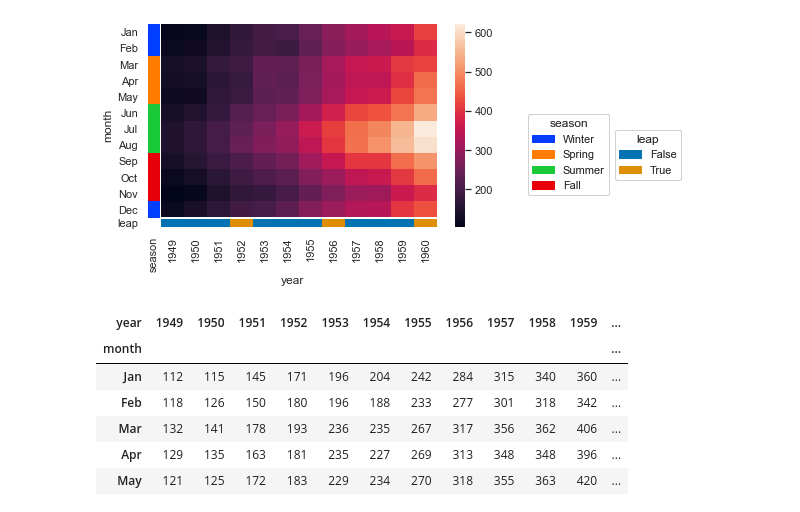
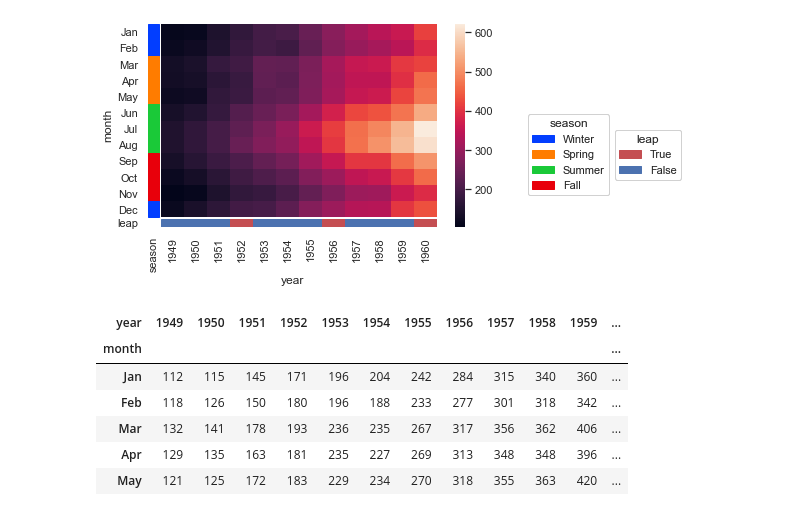
Before and after one commit to mourisl/heatmapannot, a Jupyter notebook: dev.ipynb, the cells around one changed output. Drawn from its saved outputs; the diff is of its cells as text; code cells hidden in the pictures.

```diff
--- a/dev.ipynb
+++ b/dev.ipynb
@@ -13,25 +13,23 @@ from heatmapannot import heatmapannot
 # %%
 #import seaborn
 import seaborn as sns
 
 #load "flights" dataset
 df = sns.load_dataset("flights")
 monthToSeason = {"Jan":"Winter", "Feb":"Winter", "Mar":"Spring", "Apr":"Spring", "May":"Spring",
                 "Jun":"Summer", "Jul":"Summer", "Aug":"Summer", "Sep":"Fall", "Oct":"Fall", "Nov":"Fall",
                 "Dec":"Winter"}
 df["season"] = df["month"].map(monthToSeason)
 df["leap"] = df["year"].map(lambda x: x%4==0)
 heatmapdf = df.pivot("month", "year", "passengers")
 
 sns.heatmap(heatmapdf)
 heatmapannot.AddHeatmapAnnot(data=df, heatmap_row="month", heatmap_col="year",
                             row_features = ["season"], col_features = ["leap"],
-                            row_palettes = ["bright"])# col_colormaps = [{True:"r", False:"b"}])
+                            row_palettes = ["bright"], col_colormaps = [{True:"r", False:"b"}])
 plt.tight_layout()
-#view first five rows of dataset
-#data.head()
 # %% [output]
-[figure, old version]
+[figure, new version]
 # %%
 df
 # %% [output]
```
Also changed, not shown: 1 other file.
